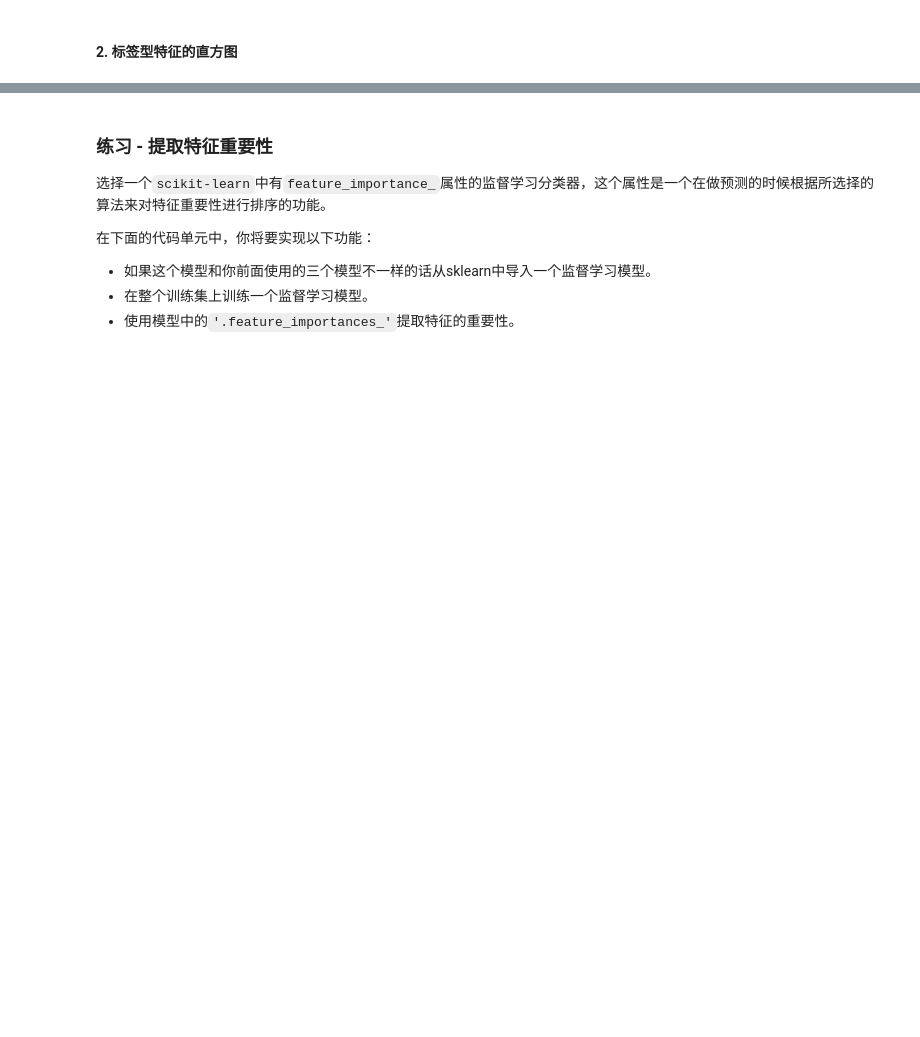
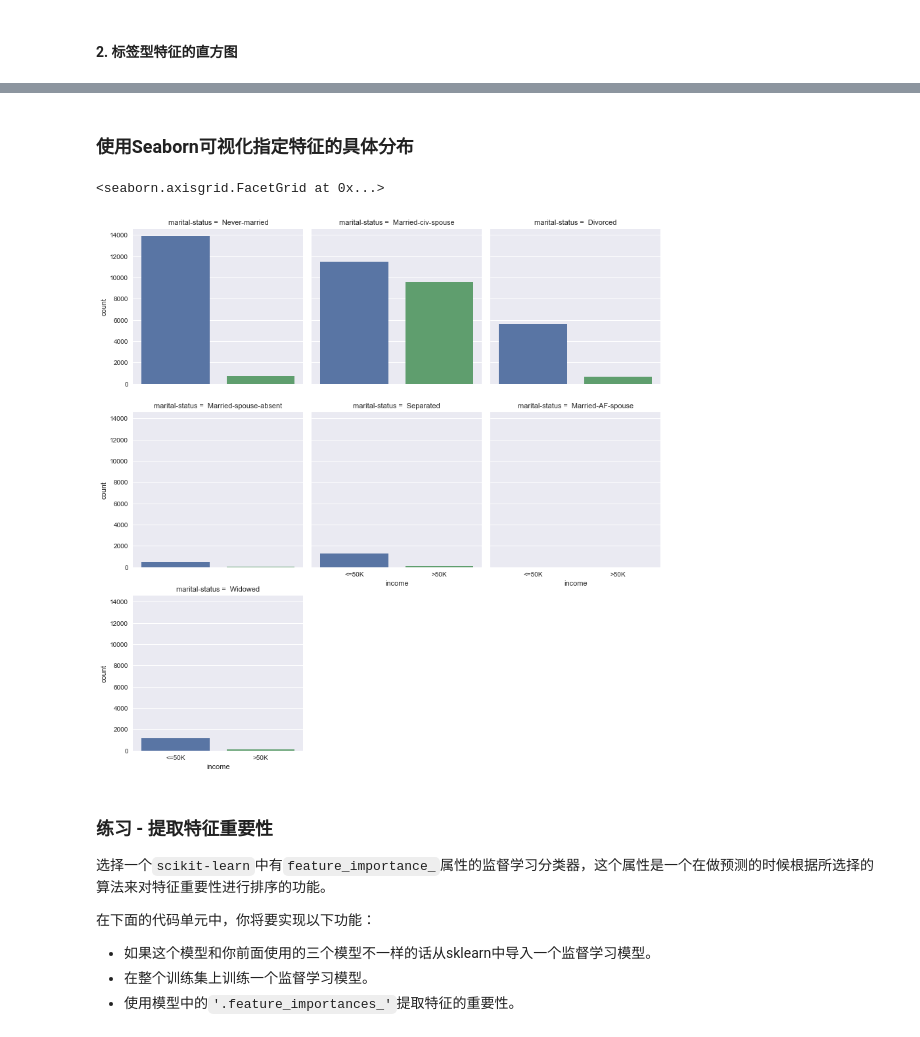
Before and after one commit to mtyylx/MLND, a Jupyter notebook: P2_Finding_Donors/finding_donors.ipynb, the cells around one changed output, grey strips where cells are left out. Drawn from its saved outputs; the diff is of its cells as text; code cells hidden in the pictures; blank space fills up the shorter version.

```diff
--- a/P2_Finding_Donors/finding_donors.ipynb
+++ b/P2_Finding_Donors/finding_donors.ipynb
@@ -817,3 +821,12 @@ for f in cat_features:
+# %% [markdown]
+### 使用Seaborn可视化指定特征的具体分布
+# %%
+import seaborn as sns
+sns.set(style = 'darkgrid', color_codes = True)
+sns.factorplot("income", col = "marital-status", data = data, kind = "count", col_wrap = 3)
+# %% [output]
+<seaborn.axisgrid.FacetGrid at 0x...>
+[figure, added]
 # %% [markdown]
 ### 练习 - 提取特征重要性
 
```
Also changed, not shown: parts of 22 cells of this notebook, 1 other file.
